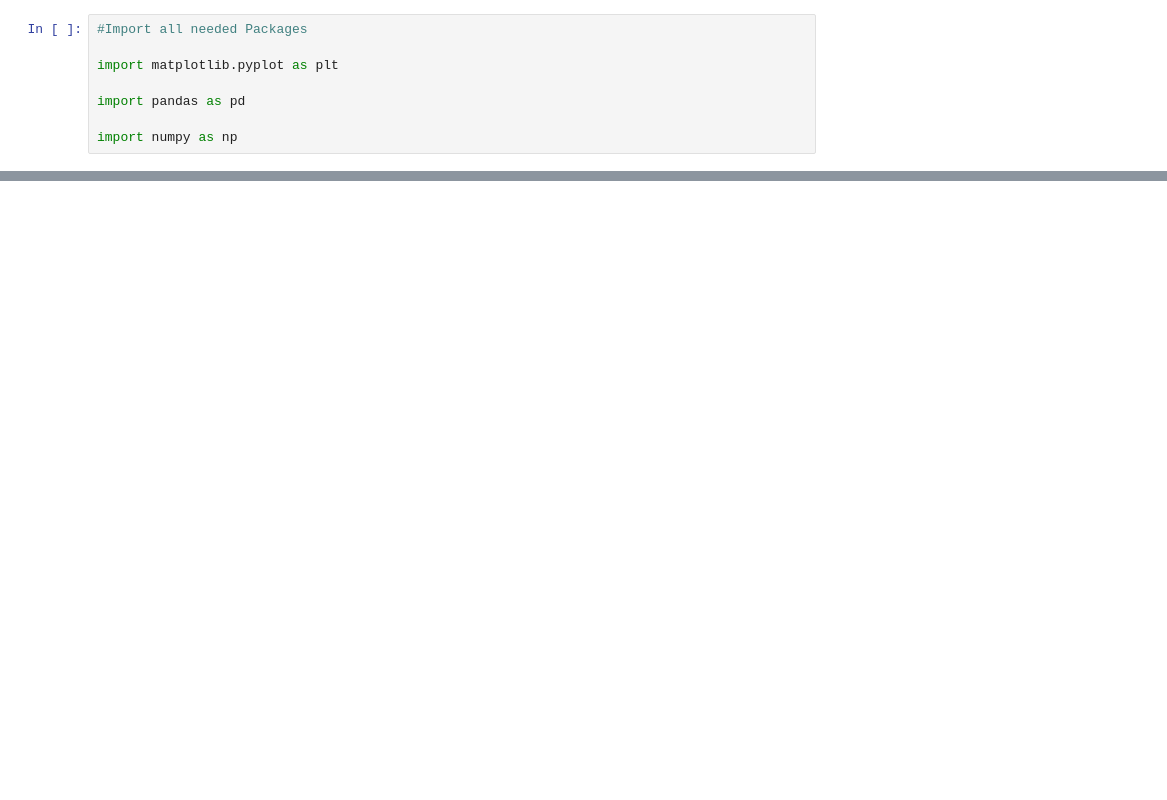
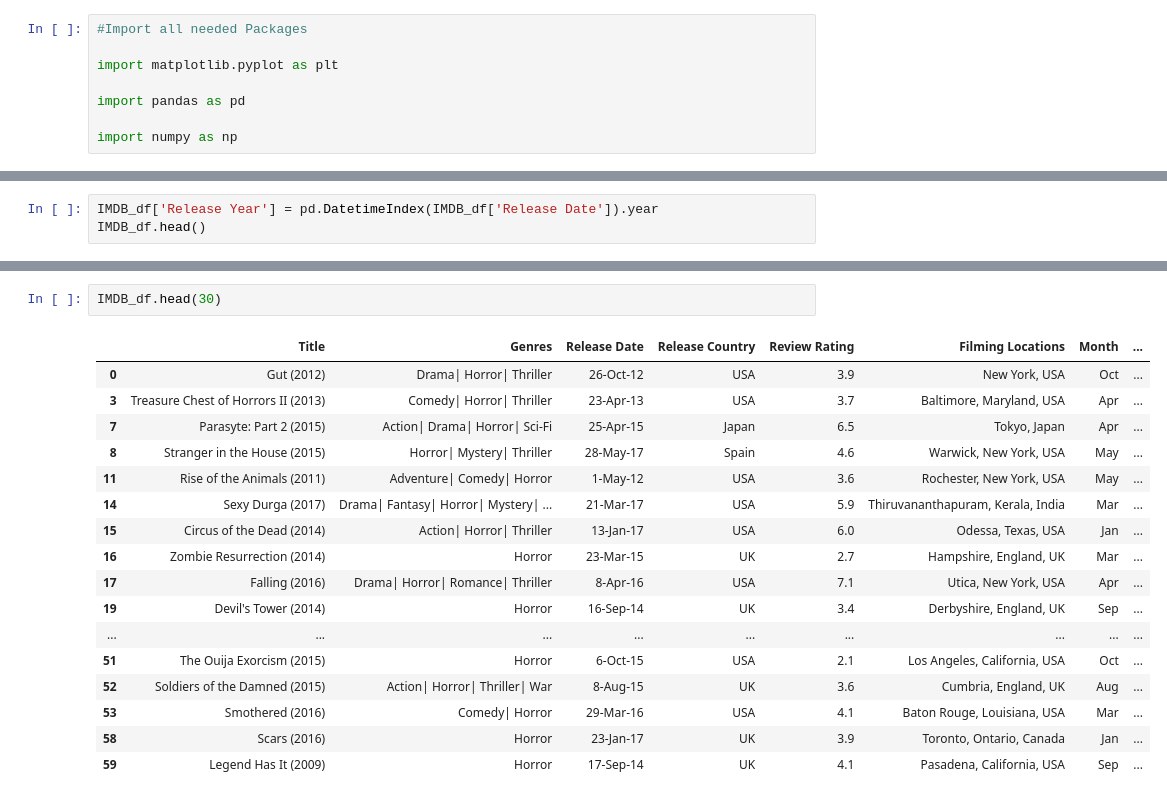
Before and after one commit to PerryMark773/Project-1-Team-1, a Jupyter notebook: main.ipynb, the cells around one changed output, grey strips where cells are left out. Saved outputs shown, nothing was run; the diff lists cells and outputs as text; blank space fills up the shorter version.

```diff
--- a/main.ipynb
+++ b/main.ipynb
@@ -21,0 +235,3 @@ IMDB_df.head()
+# %%
+IMDB_df['Release Year'] = pd.DatetimeIndex(IMDB_df['Release Date']).year
+IMDB_df.head()
@@ -21,0 +259,20 @@ IMDB_df.head()
+# %%
+IMDB_df.head(30)
+# %% [output]
+|  | Title | Genres | Release Date | Release Country | Review Rating | Filming Locations | Month | ... |
+| 0 | Gut (2012) | Drama| Horror| Thriller | 26-Oct-12 | USA | 3.9 | New York, USA | Oct | ... |
+| 3 | Treasure Chest of Horrors II (2013) | Comedy| Horror| Thriller | 23-Apr-13 | USA | 3.7 | Baltimore, Maryland, USA | Apr | ... |
+| 7 | Parasyte: Part 2 (2015) | Action| Drama| Horror| Sci-Fi | 25-Apr-15 | Japan | 6.5 | Tokyo, Japan | Apr | ... |
+| 8 | Stranger in the House (2015) | Horror| Mystery| Thriller | 28-May-17 | Spain | 4.6 | Warwick, New York, USA | May | ... |
+| 11 | Rise of the Animals (2011) | Adventure| Comedy| Horror | 1-May-12 | USA | 3.6 | Rochester, New York, USA | May | ... |
+| 14 | Sexy Durga (2017) | Drama| Fantasy| Horror| Mystery| ... | 21-Mar-17 | USA | 5.9 | Thiruvananthapuram, Kerala, India | Mar | ... |
+| 15 | Circus of the Dead (2014) | Action| Horror| Thriller | 13-Jan-17 | USA | 6.0 | Odessa, Texas, USA | Jan | ... |
+| 16 | Zombie Resurrection (2014) | Horror | 23-Mar-15 | UK | 2.7 | Hampshire, England, UK | Mar | ... |
+| 17 | Falling (2016) | Drama| Horror| Romance| Thriller | 8-Apr-16 | USA | 7.1 | Utica, New York, USA | Apr | ... |
+| 19 | Devil's Tower (2014) | Horror | 16-Sep-14 | UK | 3.4 | Derbyshire, England, UK | Sep | ... |
+| ... | ... | ... | ... | ... | ... | ... | ... | ... |
+| 51 | The Ouija Exorcism (2015) | Horror | 6-Oct-15 | USA | 2.1 | Los Angeles, California, USA | Oct | ... |
+| 52 | Soldiers of the Damned (2015) | Action| Horror| Thriller| War | 8-Aug-15 | UK | 3.6 | Cumbria, England, UK | Aug | ... |
+| 53 | Smothered (2016) | Comedy| Horror | 29-Mar-16 | USA | 4.1 | Baton Rouge, Louisiana, USA | Mar | ... |
+| 58 | Scars (2016) | Horror | 23-Jan-17 | UK | 3.9 | Toronto, Ontario, Canada | Jan | ... |
+| 59 | Legend Has It (2009) | Horror | 17-Sep-14 | UK | 4.1 | Pasadena, California, USA | Sep | ... |
```
Also changed, not shown: parts of 16 cells of this notebook, 1 other file.
